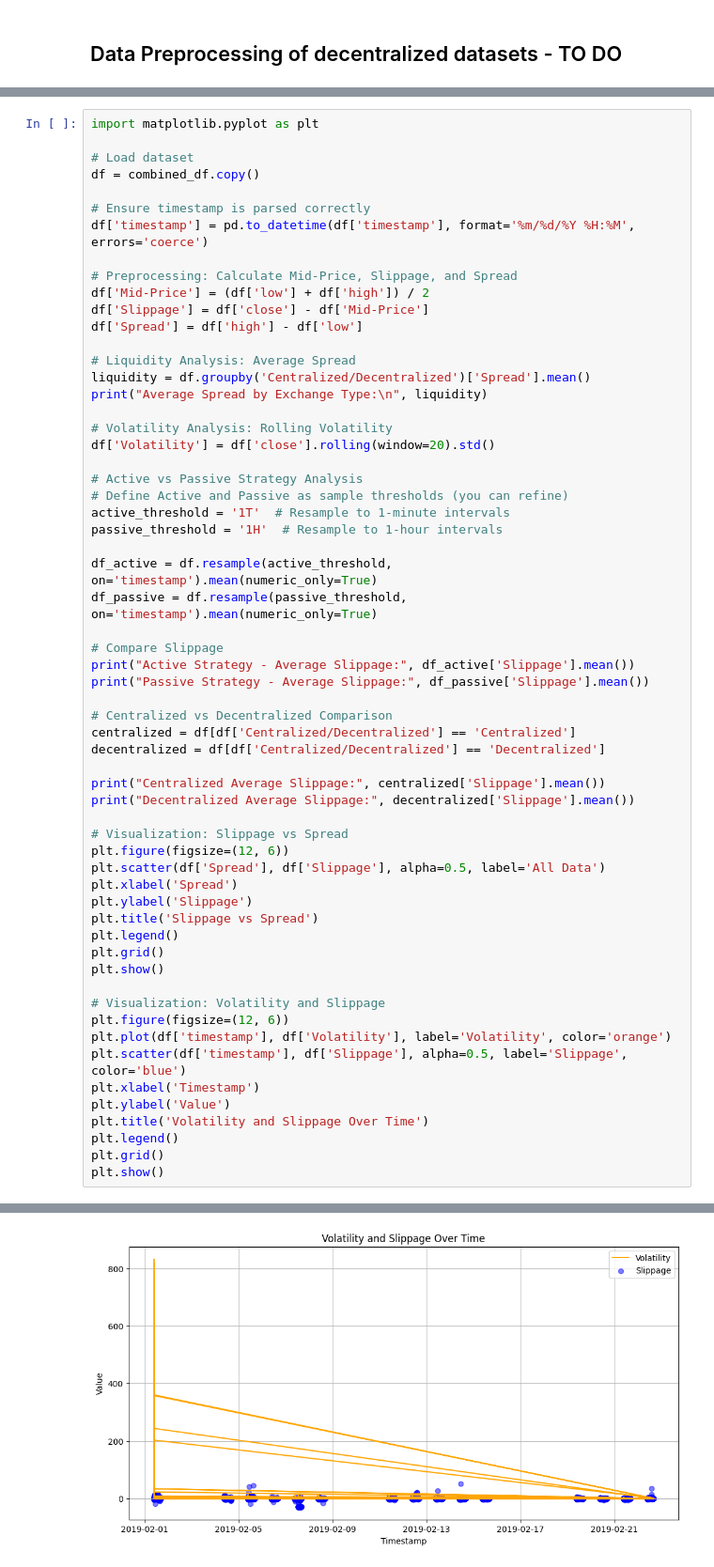
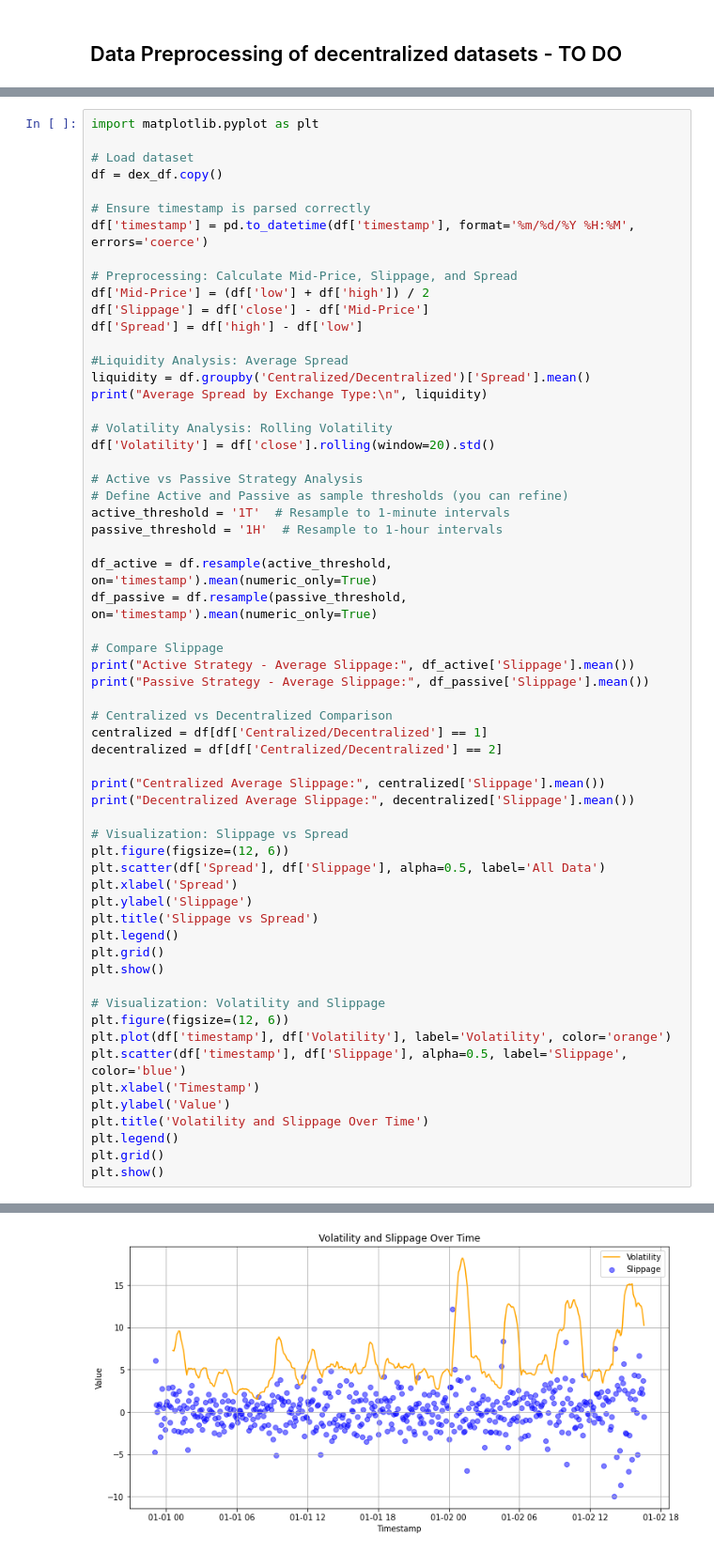
Before and after one commit to andreaonorato/Transaction-Cost-Analysis-in-High-Frequency-Trading, a Jupyter notebook: Data_Preprocessing.ipynb, the cells around one changed output, grey strips where cells are left out. Shown at 94% size. Saved outputs shown, nothing was run; the diff lists cells and outputs as text.

Commit message:
Decentralized data pre-processing #1

```diff
--- a/Data_Preprocessing.ipynb
+++ b/Data_Preprocessing.ipynb
@@ -140,7 +287,7 @@ ZIP file: SPY_1min_sample_firstratedata.zip
 import matplotlib.pyplot as plt
 
 # Load dataset
-df = combined_df.copy()
+df = dex_df.copy()
 
 # Ensure timestamp is parsed correctly
 df['timestamp'] = pd.to_datetime(df['timestamp'], format='%m/%d/%Y %H:%M', errors='coerce')
@@ -150,7 +297,7 @@ df['Mid-Price'] = (df['low'] + df['high']) / 2
 df['Slippage'] = df['close'] - df['Mid-Price']
 df['Spread'] = df['high'] - df['low']
 
-# Liquidity Analysis: Average Spread
+#Liquidity Analysis: Average Spread
 liquidity = df.groupby('Centralized/Decentralized')['Spread'].mean()
 print("Average Spread by Exchange Type:\n", liquidity)
 
@@ -170,8 +317,8 @@ print("Active Strategy - Average Slippage:", df_active['Slippage'].mean())
 print("Passive Strategy - Average Slippage:", df_passive['Slippage'].mean())
 
 # Centralized vs Decentralized Comparison
-centralized = df[df['Centralized/Decentralized'] == 'Centralized']
-decentralized = df[df['Centralized/Decentralized'] == 'Decentralized']
+centralized = df[df['Centralized/Decentralized'] == 1]
+decentralized = df[df['Centralized/Decentralized'] == 2]
 
 print("Centralized Average Slippage:", centralized['Slippage'].mean())
 print("Decentralized Average Slippage:", decentralized['Slippage'].mean())
@@ -209 +356 @@ Decentralized Average Slippage: nan
-[figure, old version]
+[figure, new version]
```
Also changed, not shown: parts of 7 cells of this notebook, 1 other file.
